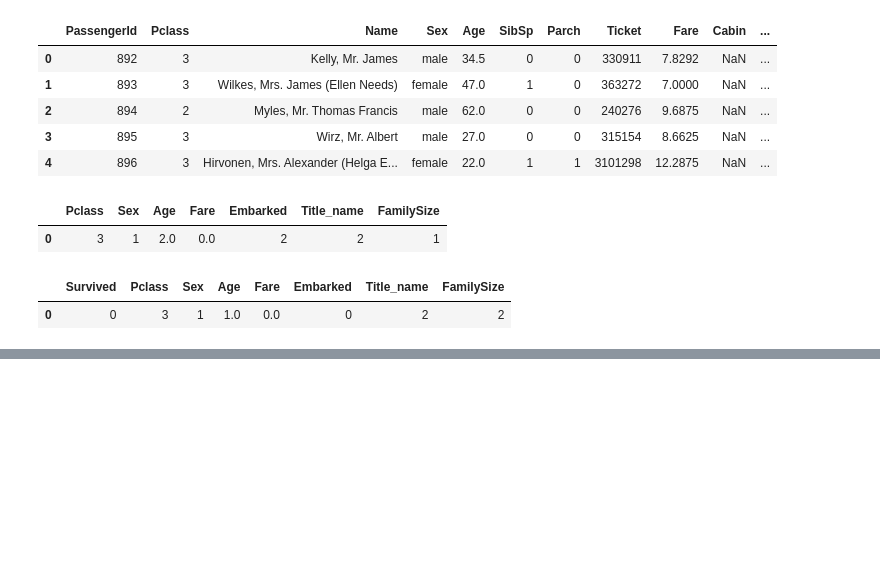
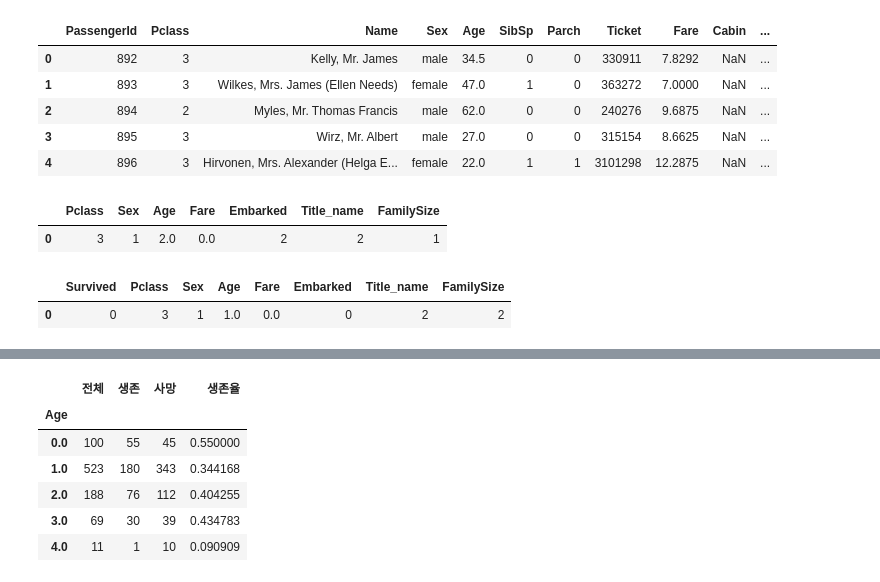
Before and after one commit to Annie-KMoon/python, a Jupyter notebook: 05.인공지능/08_타이타닉.ipynb, the cells around one changed output, grey strips where cells are left out. Saved outputs shown, nothing was run; the diff lists cells and outputs as text; code cells hidden in the pictures; blank space fills up the shorter version.

```diff
--- a/05.인공지능/08_타이타닉.ipynb
+++ b/05.인공지능/08_타이타닉.ipynb
@@ -749,0 +790,11 @@ train.head(1)
+# %%
+df = rate('Age')
+df
+# %% [output]
+|  | 전체 | 생존 | 사망 | 생존율 |
+| Age |  |  |  |  |
+| 0.0 | 100 | 55 | 45 | 0.550000 |
+| 1.0 | 523 | 180 | 343 | 0.344168 |
+| 2.0 | 188 | 76 | 112 | 0.404255 |
+| 3.0 | 69 | 30 | 39 | 0.434783 |
+| 4.0 | 11 | 1 | 10 | 0.090909 |
```
Also changed, not shown: parts of 15 cells of this notebook, 2 other files.
